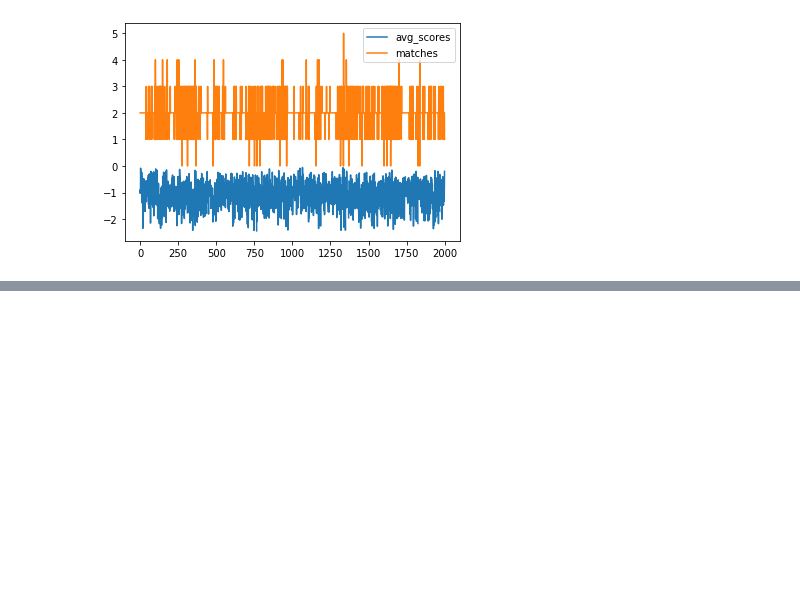
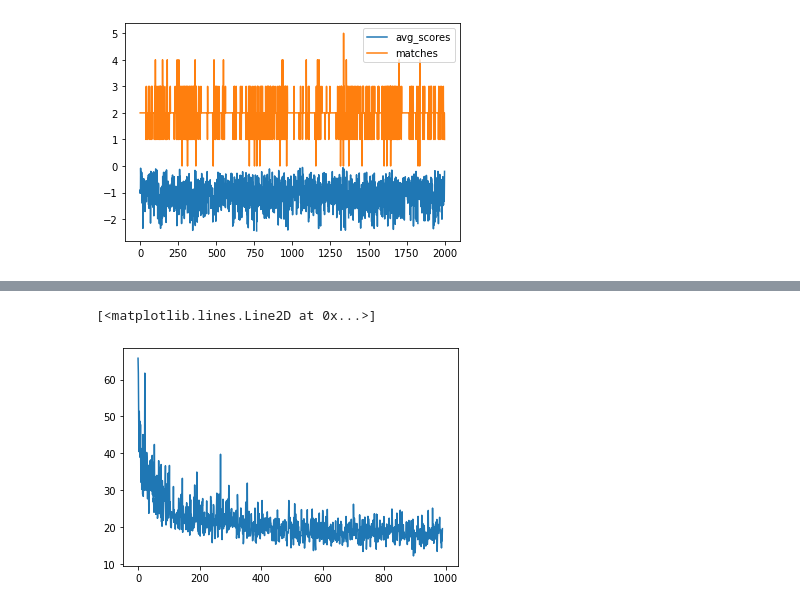
Before and after one commit to limon8884/delivery-RL, a Jupyter notebook: notebook.ipynb, the cells around one changed output, grey strips where cells are left out. Saved outputs shown, nothing was run; the diff lists cells and outputs as text; code cells hidden in the pictures; blank space fills up the shorter version.

```diff
--- a/notebook.ipynb
+++ b/notebook.ipynb
@@ -108,0 +189,5 @@ plt.legend()
+# %%
+plt.plot(losses[10:])
+# %% [output]
+[<matplotlib.lines.Line2D at 0x...>]
+[figure, added]
```
Also changed, not shown: parts of 5 cells of this notebook, 6 other files.
